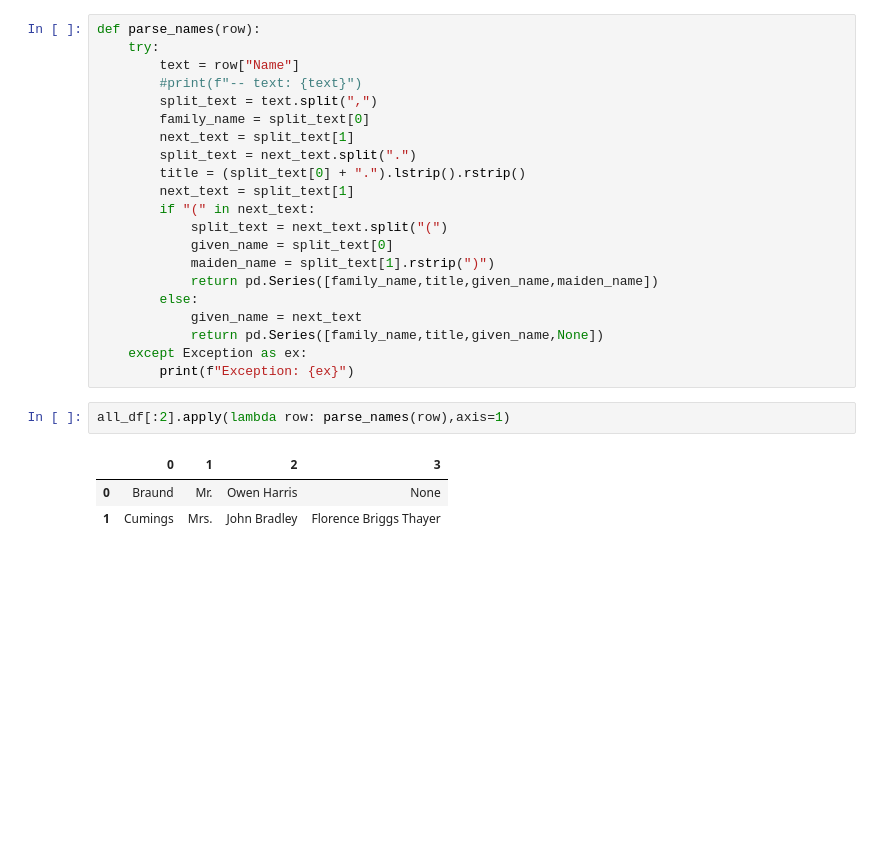
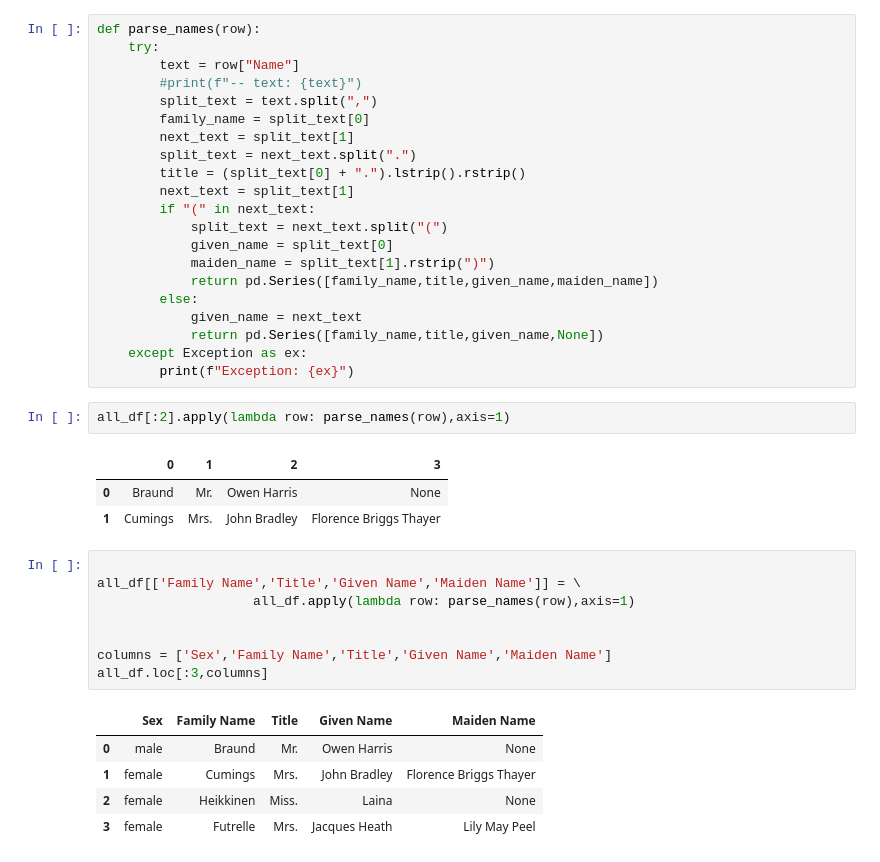
Before and after one commit to powernusa/titanic-eda, a Jupyter notebook: titanic_eda.ipynb, the cells around one changed output. Drawn from its saved outputs; the diff is of its cells as text; blank space fills up the shorter version.

Commit message:
feat: apply parse_name function

```diff
--- a/titanic_eda.ipynb
+++ b/titanic_eda.ipynb
@@ -710,3 +710,17 @@ all_df[:2].apply(lambda row: parse_names(row),axis=1)
 |  | 0 | 1 | 2 | 3 |
 | 0 | Braund | Mr. | Owen Harris | None |
 | 1 | Cumings | Mrs. | John Bradley | Florence Briggs Thayer |
+# %%
+
+all_df[['Family Name','Title','Given Name','Maiden Name']] = \
+                    all_df.apply(lambda row: parse_names(row),axis=1)
+
+
+columns = ['Sex','Family Name','Title','Given Name','Maiden Name']
+all_df.loc[:3,columns]
+# %% [output]
+|  | Sex | Family Name | Title | Given Name | Maiden Name |
+| 0 | male | Braund | Mr. | Owen Harris | None |
+| 1 | female | Cumings | Mrs. | John Bradley | Florence Briggs Thayer |
+| 2 | female | Heikkinen | Miss. | Laina | None |
+| 3 | female | Futrelle | Mrs. | Jacques Heath | Lily May Peel |
```
Also changed, not shown: parts of 5 cells of this notebook.
